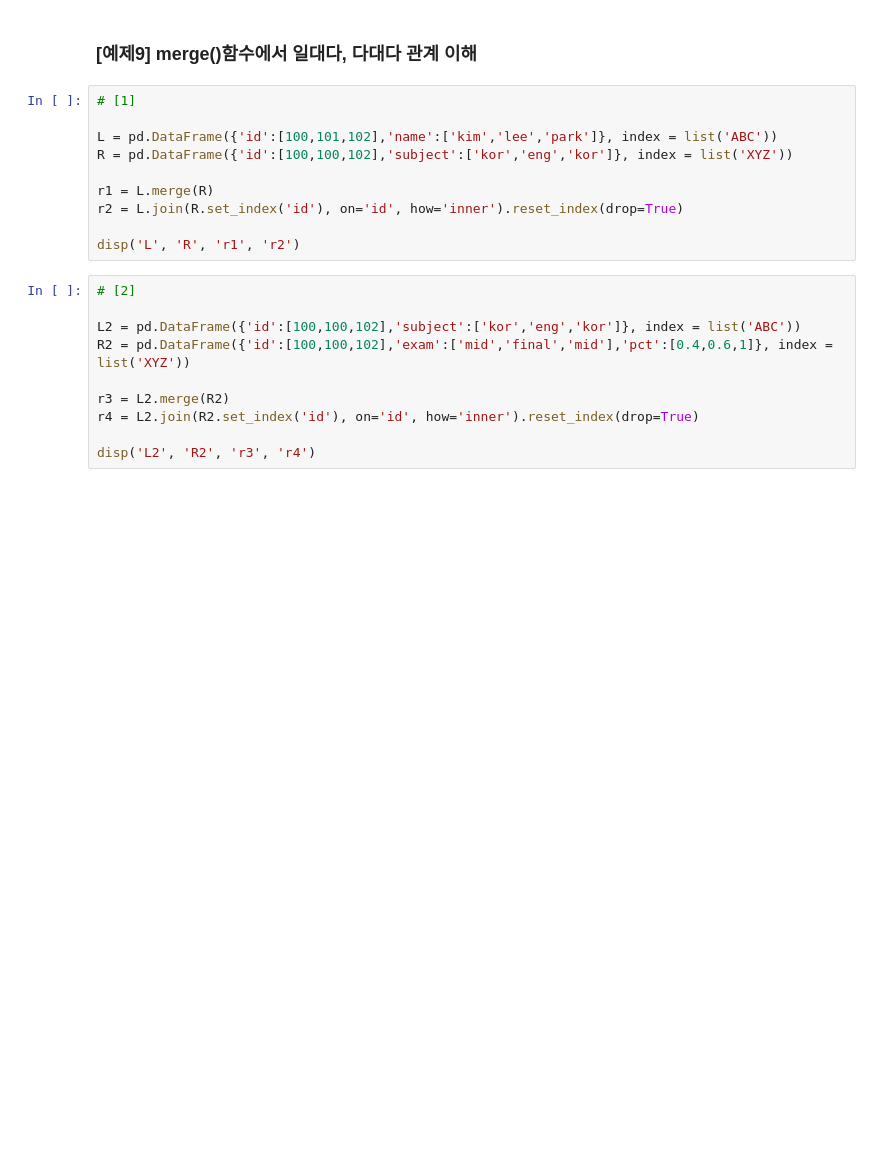
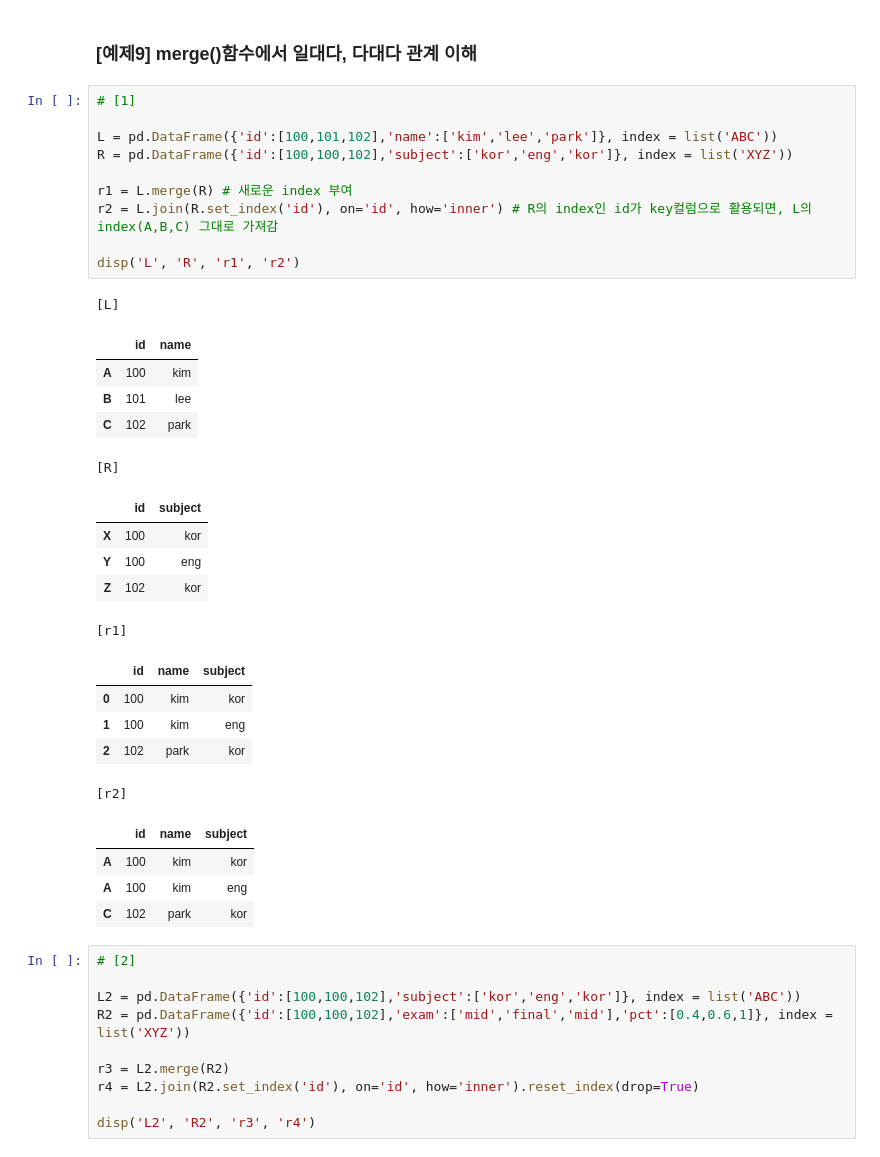
Before and after one commit to HayeonWon/SAMSUNG-Data-Science-Edu., a Jupyter notebook: Week2_Pandas/3부_3과_[EX] Combining & Merging.ipynb, the cells around one changed output. Drawn from its saved outputs; the diff is of its cells as text; blank space fills up the shorter version.

```diff
--- a/Week2_Pandas/3부_3과_[EX] Combining & Merging.ipynb
+++ b/Week2_Pandas/3부_3과_[EX] Combining & Merging.ipynb
@@ -590,13 +469,34 @@ disp('r5', 'r6')
 # %%
 # [1]
 
 L = pd.DataFrame({'id':[100,101,102],'name':['kim','lee','park']}, index = list('ABC'))
 R = pd.DataFrame({'id':[100,100,102],'subject':['kor','eng','kor']}, index = list('XYZ'))
 
-r1 = L.merge(R)
-r2 = L.join(R.set_index('id'), on='id', how='inner').reset_index(drop=True)
+r1 = L.merge(R) # 새로운 index 부여
+r2 = L.join(R.set_index('id'), on='id', how='inner') # R의 index인 id가 key컬럼으로 활용되면, L의 index(A,B,C) 그대로 가져감
 
 disp('L', 'R', 'r1', 'r2')
+# %% [output]
+[L]
+|  | id | name |
+| A | 100 | kim |
+| B | 101 | lee |
+| C | 102 | park |
+[R]
+|  | id | subject |
+| X | 100 | kor |
+| Y | 100 | eng |
+| Z | 102 | kor |
+[r1]
+|  | id | name | subject |
+| 0 | 100 | kim | kor |
+| 1 | 100 | kim | eng |
+| 2 | 102 | park | kor |
+[r2]
+|  | id | name | subject |
+| A | 100 | kim | kor |
+| A | 100 | kim | eng |
+| C | 102 | park | kor |
 # %%
 # [2]
 
```
Also changed, not shown: parts of 19 cells of this notebook, 13 other files.
